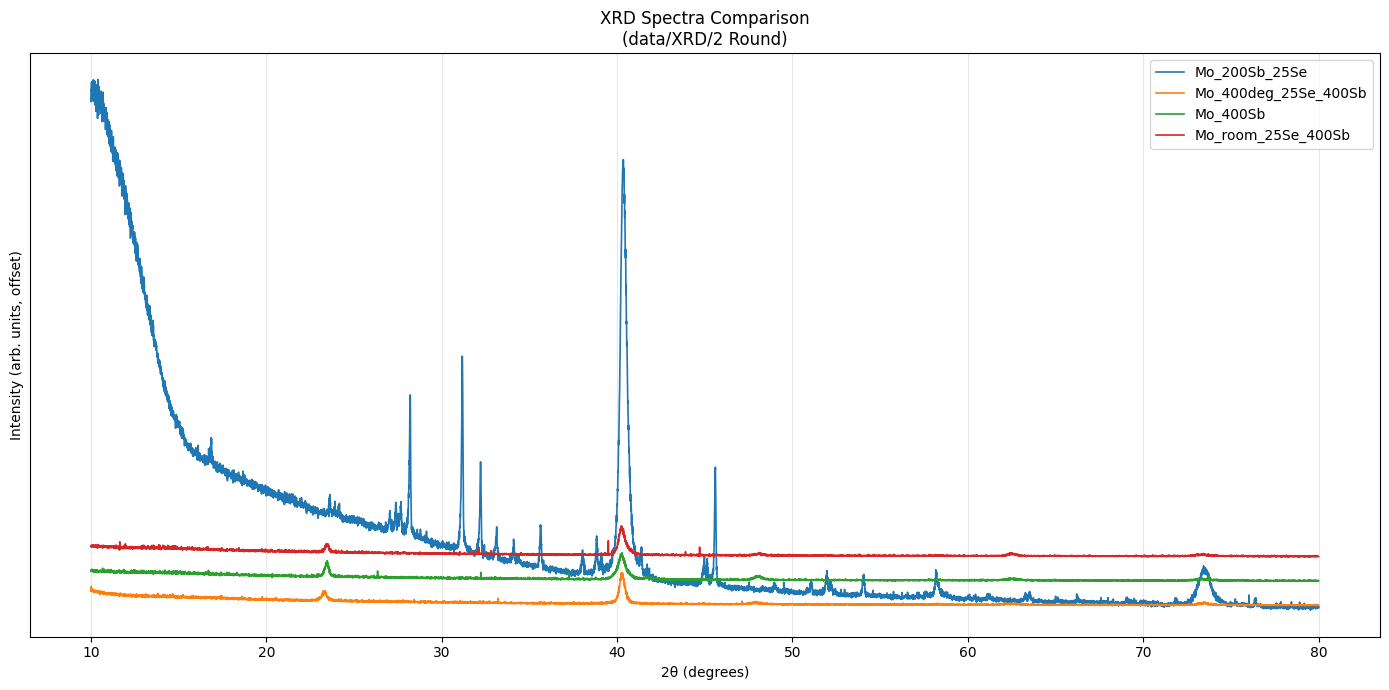
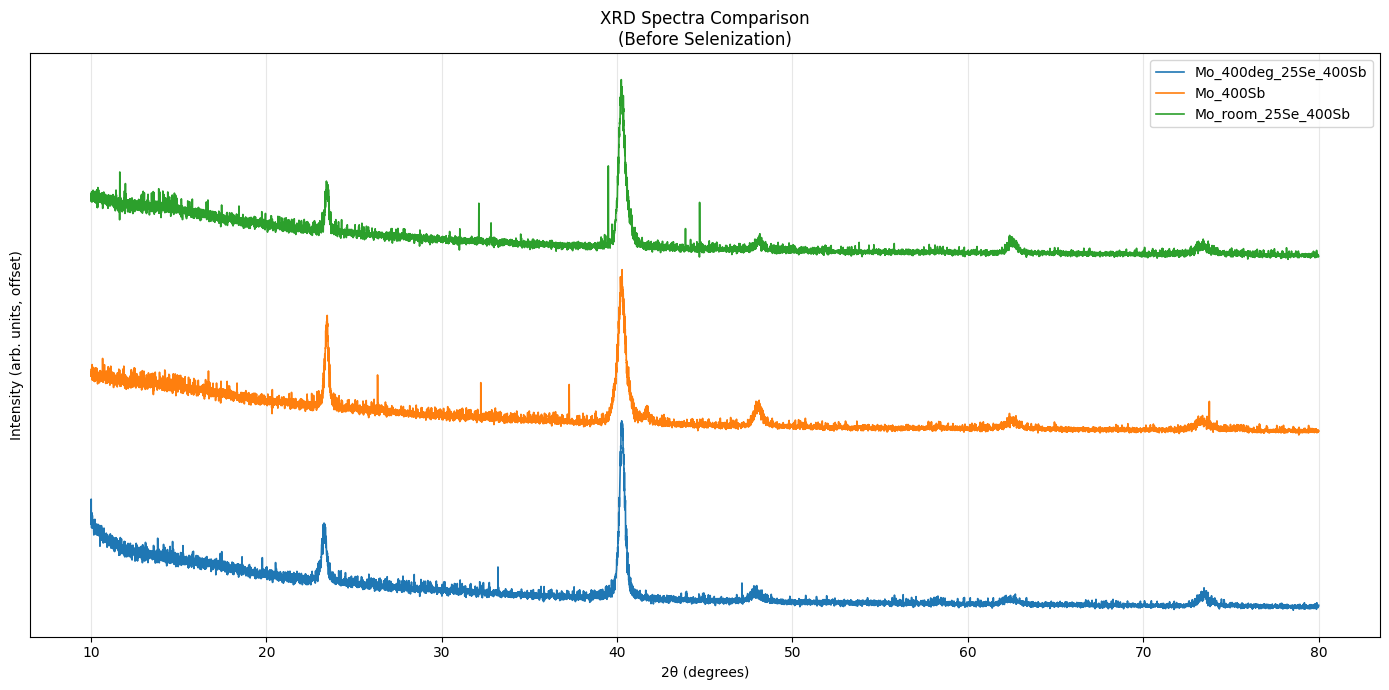
The notebook cell's code change between the first figure and the second:
--- before
+++ after
@@ -2,5 +2,5 @@
     plt.figure(figsize=(14, 7))
     colors = plt.cm.tab10.colors
-    offset_step = 400
+    offset_step = 500
     for index, (name, theta, intensity) in enumerate(spectra):
         offset = index * offset_step
@@ -8,5 +8,5 @@
         plt.plot(theta, intensity + offset, linewidth=1.2, label=f"{name.replace('.ASC', '')}", color=color)
 
-    plt.title('XRD Spectra Comparison\n(data/XRD/2 Round)')
+    plt.title('XRD Spectra Comparison\n(Before Selenization)')
     plt.xlabel('2θ (degrees)')
     plt.ylabel('Intensity (arb. units, offset)')

Commit: Solar Cell Analysis